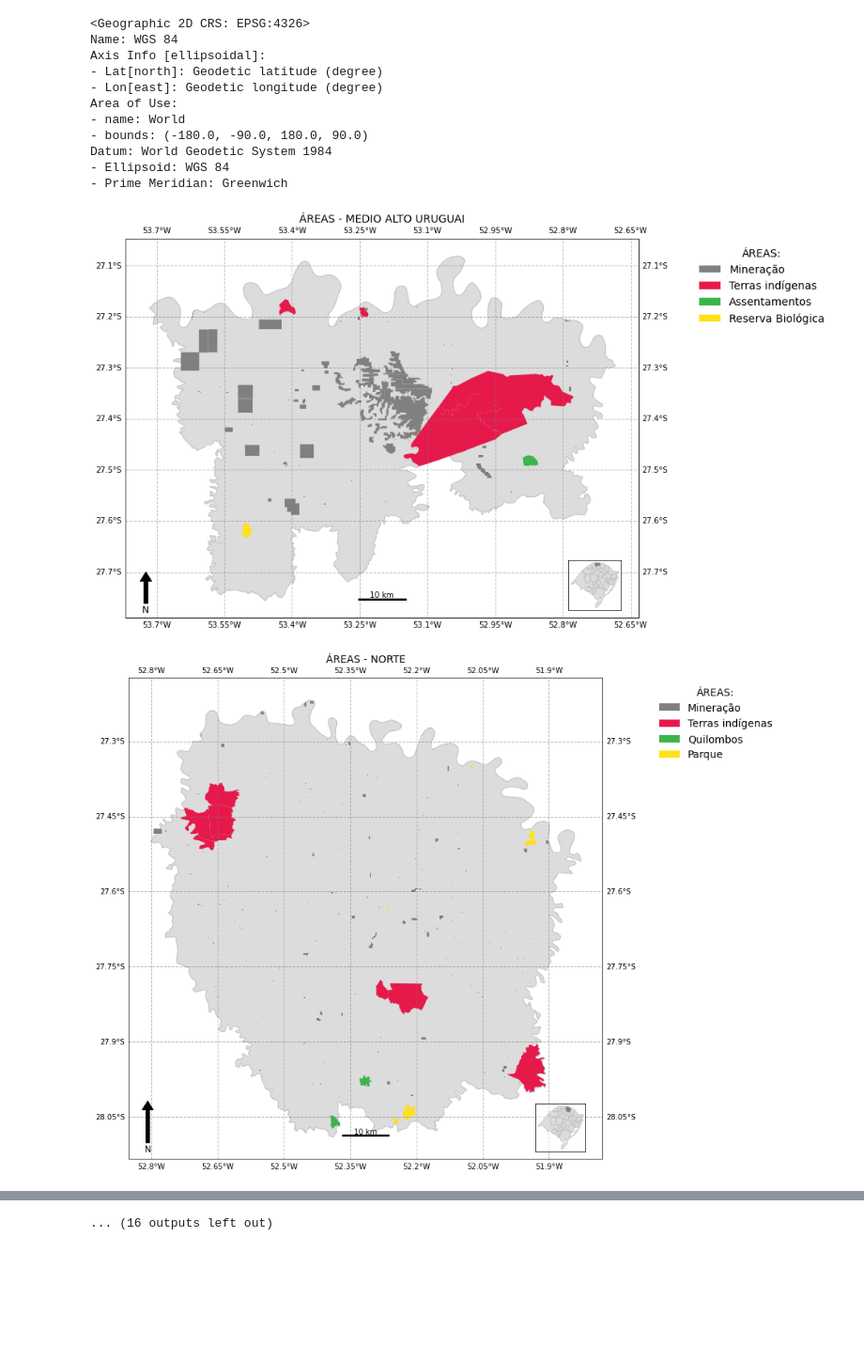
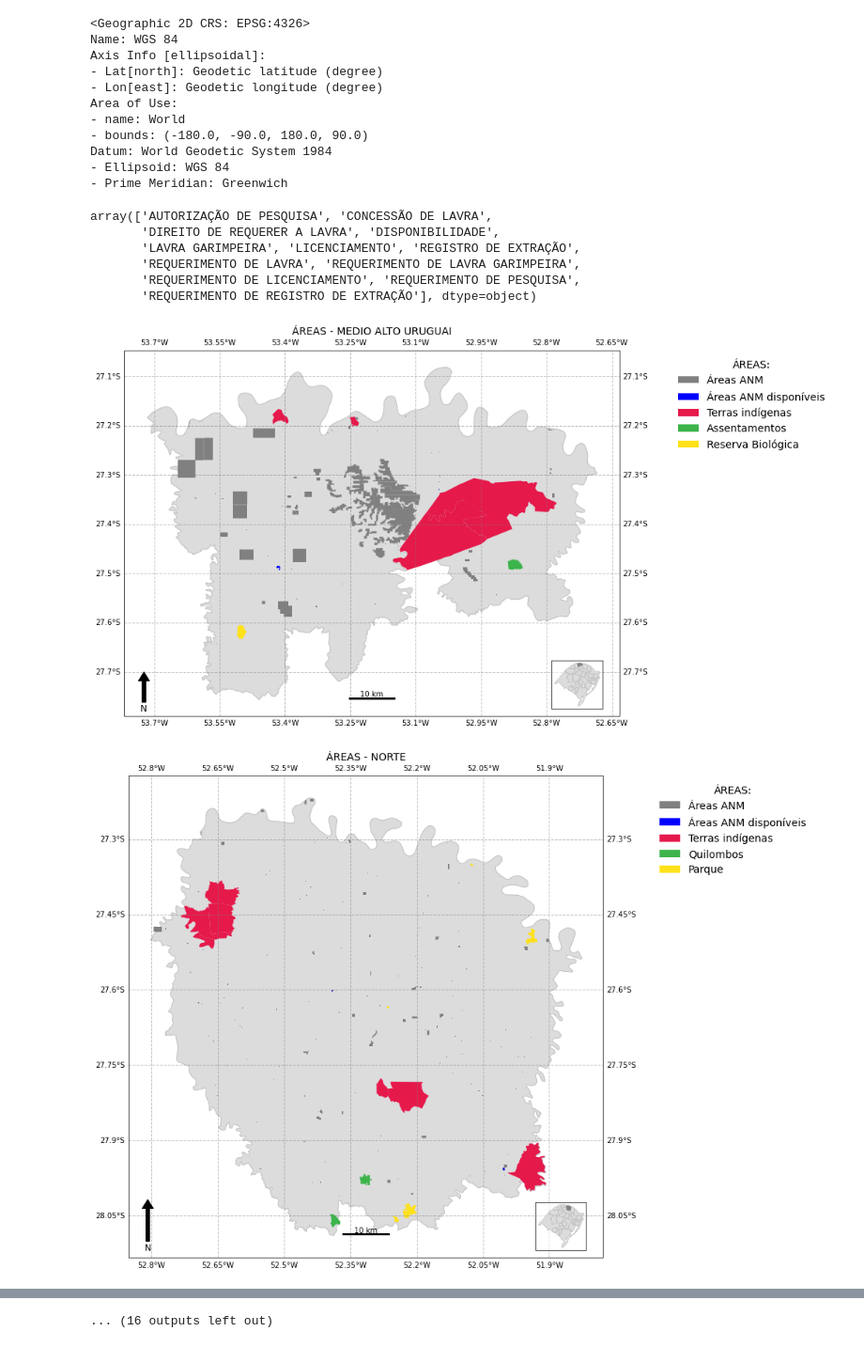
Before and after one commit to robertorolo/Mapas-minera-RS, a Jupyter notebook: Mapas por cored.ipynb, the cells around one changed output, grey strips where cells are left out. Shown at 94% size. Cells and saved outputs as stored; diff of their text form; code cells hidden in the pictures; blank space fills up the shorter version.

```diff
--- a/Mapas por cored.ipynb
+++ b/Mapas por cored.ipynb
@@ -149,6 +149,15 @@ Datum: World Geodetic System 1984
 sigmine = geopandas.read_file("RS/RS.shp")
 sigmine.crs = "EPSG:4326"
 sigmine['ANM'] = 'ANM'
+# %%
+np.unique(sigmine['FASE'])
+# %% [output]
+array(['AUTORIZAÇÃO DE PESQUISA', 'CONCESSÃO DE LAVRA',
+       'DIREITO DE REQUERER A LAVRA', 'DISPONIBILIDADE',
+       'LAVRA GARIMPEIRA', 'LICENCIAMENTO', 'REGISTRO DE EXTRAÇÃO',
+       'REQUERIMENTO DE LAVRA', 'REQUERIMENTO DE LAVRA GARIMPEIRA',
+       'REQUERIMENTO DE LICENCIAMENTO', 'REQUERIMENTO DE PESQUISA',
+       'REQUERIMENTO DE REGISTRO DE EXTRAÇÃO'], dtype=object)
 # %%
 #filtro_req1 = sigmine['FASE'] != 'REQUERIMENTO DE PESQUISA'
 #filtro_req2 = sigmine['FASE'] != 'REQUERIMENTO DE LICENCIAMENTO'
@@ -183,7 +192,20 @@ for idx, row in corede.iterrows():
             sigmine.iloc[[sidx]].plot(ax=ax, color='gray')
 
     if sig_i == True:
-        h = mpatches.Patch(facecolor='gray',label='Mineração')
+        h = mpatches.Patch(facecolor='gray',label='Áreas ANM')
+        hand.append(h)
+
+    #sigmine dispoibilidade
+    sigmined = sigmine[sigmine['FASE']=='DISPONIBILIDADE'].reset_index()
+    sig_d = False
+    for sidd, srowd in sigmined.iterrows():
+        i = srowd['geometry'].centroid
+        if row['geometry'].contains(i):
+            sig_d = True
+            sigmined.iloc[[sidd]].plot(ax=ax, color='blue')
+
+    if sig_d == True:
+        h = mpatches.Patch(facecolor='blue',label='Áreas ANM disponíveis')
         hand.append(h)
 
     cc = 0
@@ -250,32 +272,32 @@ for idx, row in corede.iterrows():
                 uc_mun_plot.loc[[bsidx]].plot(ax=ax, color=colors[cc])
 
         if ucs_mun_i == True or ucs_i == True:
             h = mpatches.Patch(facecolor=colors[cc],label=c)
             hand.append(h)
             cc = cc + 1
 
     lgd1 = plt.legend(handles = hand, bbox_to_anchor=(1.1, 1), edgecolor = 'white', fontsize='14', title='ÁREAS:', title_fontsize='14', loc='upper left')
 
     scale_bar(ax, length=10, location=(0.5, 0.05), linewidth=3)
 
     x, y, arrow_length = 0.04, 0.12, 0.1
     ax.annotate('N', xy=(x, y), xytext=(x, y-arrow_length),
     arrowprops=dict(facecolor='black', width=5, headwidth=15), ha='center', va='center', fontsize=12, xycoords=ax.transAxes)
 
     gl = ax.gridlines(crs=ccrs.PlateCarree(), draw_labels=True, linewidth=1, color='gray', alpha=0.5, linestyle='--')
 
     ax_ins = inset_axes(ax, width=1.3, height=0.9, borderpad=1, loc=4)
     ax_ins.set_xticks([])
     ax_ins.set_yticks([])
     ax_ins.patch.set_alpha(0.5)
     ax_ins.set_aspect('equal')
 
     corede.plot(ax=ax_ins, color='gainsboro', edgecolor='silver', linewidth=0.5)
     corede.iloc[[idx]].plot(ax=ax_ins, color='grey')
 
     ax.set_title('Áreas - {}'.format(nome_cored).upper(), loc='center', fontsize='14')
     plt.savefig('imagens/corede/'+nome_cored+".png", bbox_inches='tight', facecolor='white', dpi = 300)
     plt.show()
 # %% [output]
-[figure, old version]
+[figure, new version]
-[figure, old version]
+[figure, new version]
```
Also changed, not shown: parts of 1 cell of this notebook, 28 other files.
